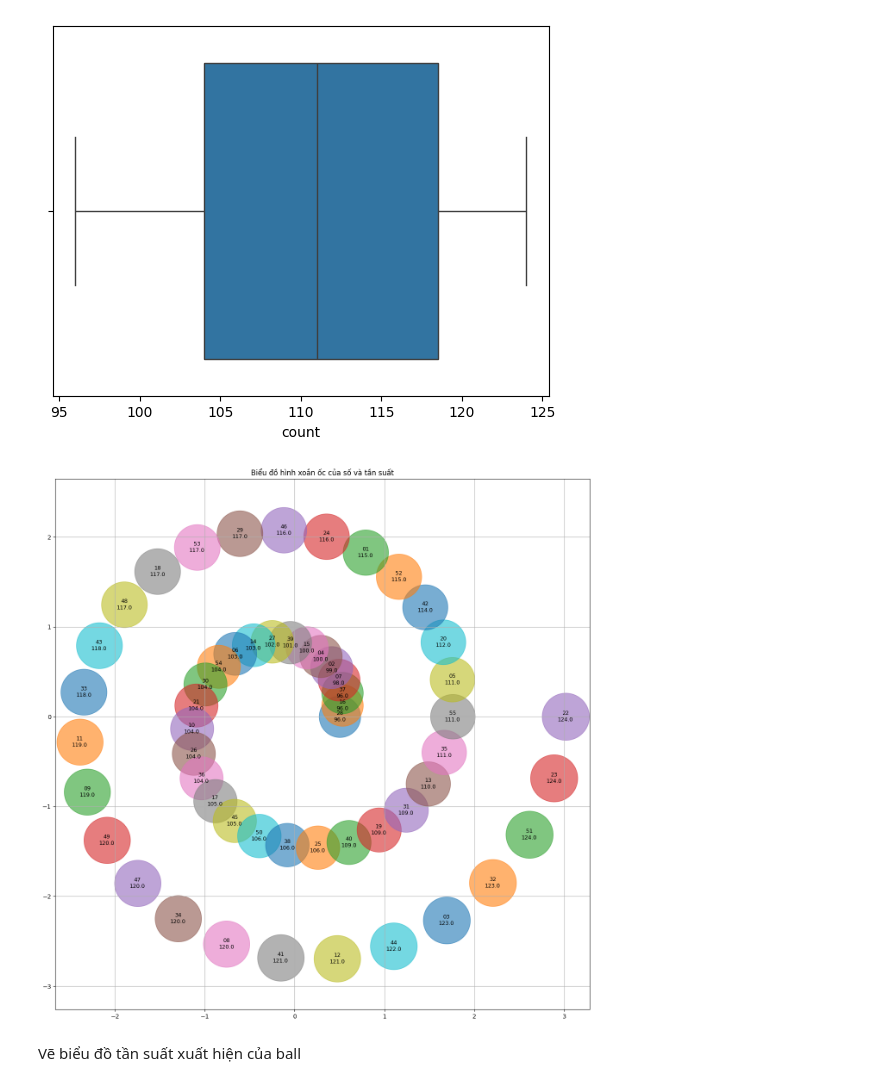
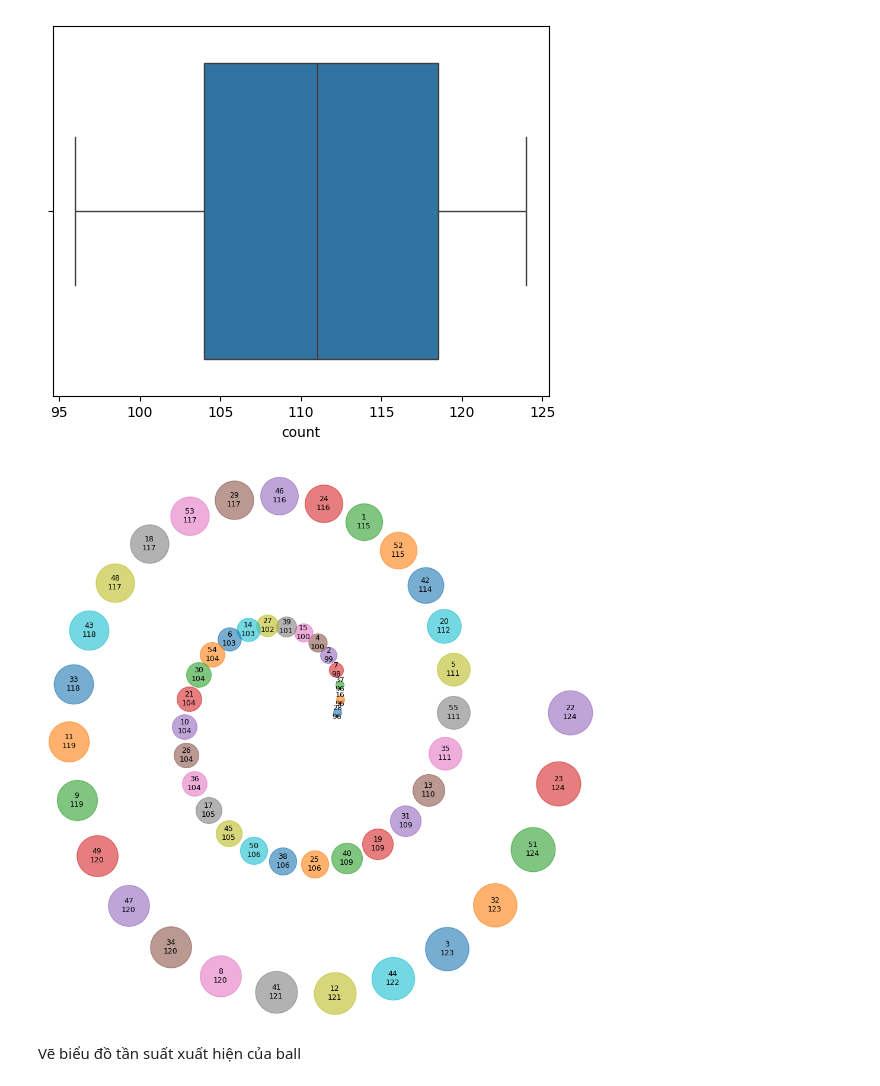
Before and after one commit to WhiteKingDataScience/Crawl_Analyst_And_Predict_Vietlott, a Jupyter notebook: python_code/Vizualization_Vietlott_Power.ipynb, the cells around one changed output. Saved outputs shown, nothing was run; the diff lists cells and outputs as text; code cells hidden in the pictures.

```diff
--- a/python_code/Vizualization_Vietlott_Power.ipynb
+++ b/python_code/Vizualization_Vietlott_Power.ipynb
@@ -118,43 +120,42 @@ ax = sns.boxplot(x=frequency_number)
 # %%
 # Chuyển series thành DataFrame
 data = frequency_number.reset_index()
 
 # Đổi tên các cột
 data.columns = ['number', 'frequency']
 
 
 # Chuyển đổi dữ liệu thành DataFrame và tính trung bình tần suất cho mỗi số
 df = pd.DataFrame(data)
 df_grouped = df.groupby('number', as_index=False)['frequency'].mean()
 
 # Sắp xếp dữ liệu theo tần suất từ thấp đến cao
 df_sorted = df_grouped.sort_values(by='frequency', ascending=True).reset_index(drop=True)
 
 # Tính toán vị trí trên xoắn ốc
 a, b = 0.5, 0.2  # Các tham số cho xoắn ốc Archimedes
 theta = np.linspace(0, 4 * np.pi, len(df_sorted))  # Tạo một mảng các giá trị theta
 r = a + b * theta  # Tính bán kính từ tâm xoắn ốc
 
 # Tính toán vị trí x, y dựa trên r và theta
 x = r * np.cos(theta)
 y = r * np.sin(theta)
 
+# Tính toán kích thước tương đối dựa trên tần suất
+sizes = (df_sorted['frequency'] - df_sorted['frequency'].min()) * 100 + 100  # Điều chỉnh kích thước cơ bản
+
 # Vẽ biểu đồ
-plt.figure(figsize=(16, 16))
-plt.axis('equal')  # Đảm bảo tỉ lệ trục x và y như nhau
+plt.figure(figsize=(12, 12))
+plt.axis('off')  # Tắt hiển thị các trục
 
-# Vẽ các điểm dựa trên tần suất và vị trí tính toán, tăng kích thước quả bóng
+# Vẽ các điểm dựa trên tần suất và vị trí tính toán, chuyển giá trị thành số nguyên khi hiển thị
 for i, (xx, yy, freq, number) in enumerate(zip(x, y, df_sorted['frequency'], df_sorted['number'])):
-    plt.scatter(xx, yy, s=freq * 50, alpha=0.6)  # Tăng kích thước quả bóng
-    plt.text(xx, yy, f'{number}\n{freq}', fontsize=9, ha='center', va='center')
+    plt.scatter(xx, yy, s=sizes.iloc[i], alpha=0.6)  # Kích thước quả bóng dựa vào tần suất
+    plt.text(xx, yy, f'{int(number)}\n{int(freq)}', fontsize=9, ha='center', va='center')
 
-plt.title('Biểu đồ hình xoắn ốc của số và tần suất')
-# plt.xlabel('X Axis')
-# plt.ylabel('Y Axis')
-plt.grid(True)
 plt.show()
 # %% [output]
-[figure, old version]
+[figure, new version]
 # %% [markdown]
 Vẽ biểu đồ tần suất xuất hiện của ball
 # %% [markdown]
```
Also changed, not shown: parts of 10 cells of this notebook.
